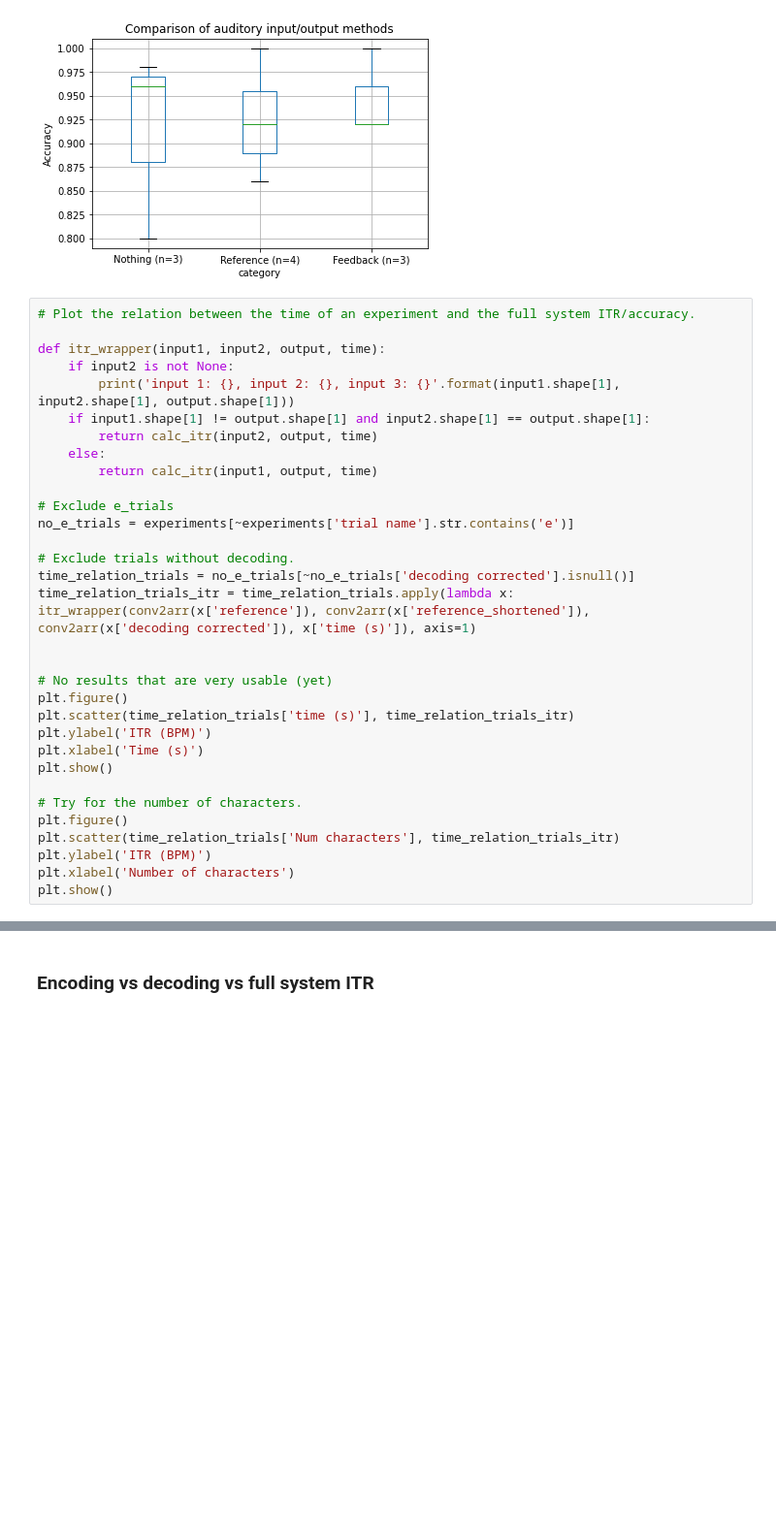
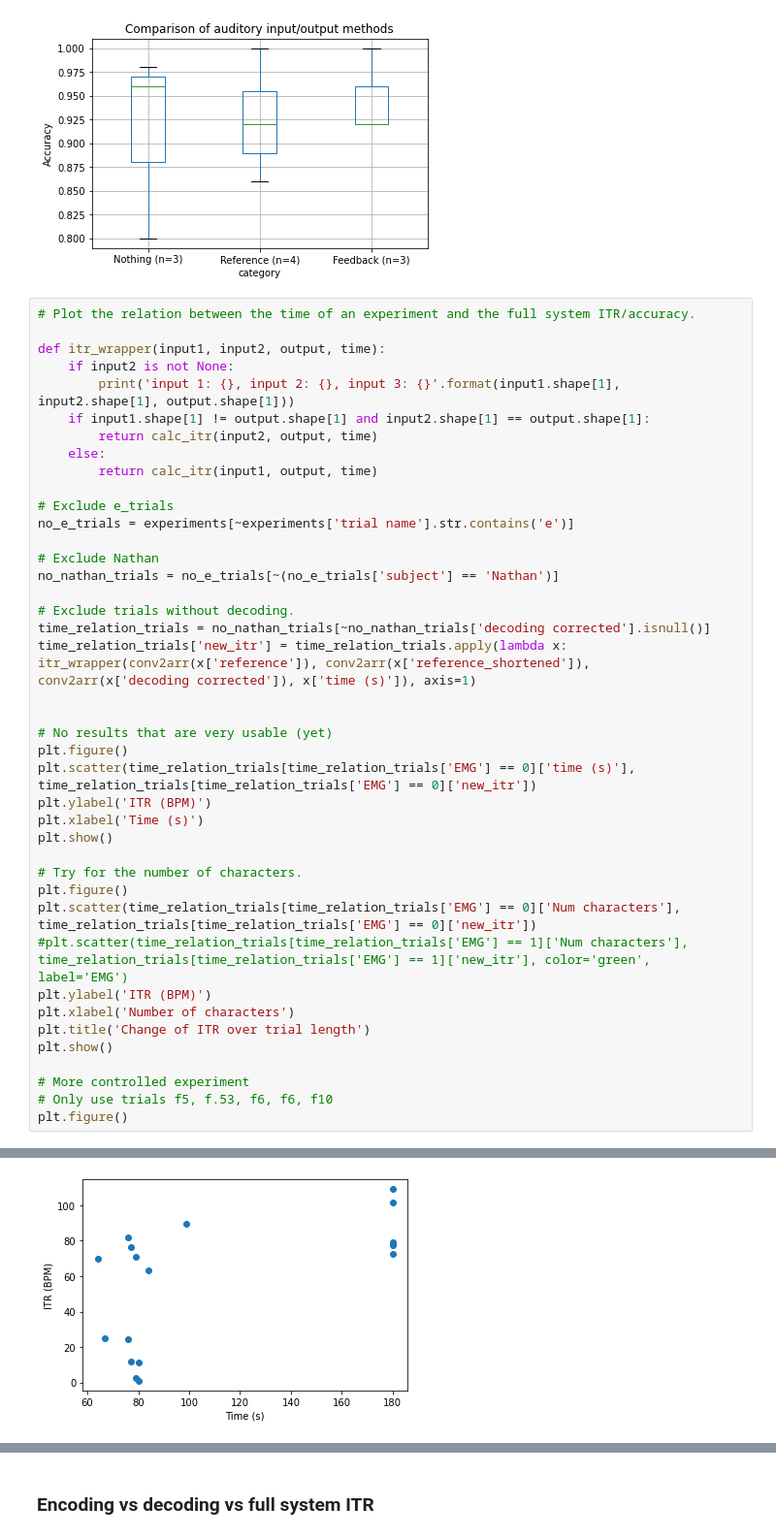
Before and after one commit to scidex/imu-vibration-itr-maximization, a Jupyter notebook: System Analysis.ipynb, the cells around one changed output, grey strips where cells are left out. Shown at 97% size. Saved outputs shown, nothing was run; the diff lists cells and outputs as text; blank space fills up the shorter version.

```diff
--- a/System Analysis.ipynb
+++ b/System Analysis.ipynb
@@ -211,22 +218,31 @@ def itr_wrapper(input1, input2, output, time):
 # Exclude e_trials
 no_e_trials = experiments[~experiments['trial name'].str.contains('e')]
 
+# Exclude Nathan
+no_nathan_trials = no_e_trials[~(no_e_trials['subject'] == 'Nathan')]
+
 # Exclude trials without decoding.
-time_relation_trials = no_e_trials[~no_e_trials['decoding corrected'].isnull()]
-time_relation_trials_itr = time_relation_trials.apply(lambda x: itr_wrapper(conv2arr(x['reference']), conv2arr(x['reference_shortened']), conv2arr(x['decoding corrected']), x['time (s)']), axis=1)
+time_relation_trials = no_nathan_trials[~no_nathan_trials['decoding corrected'].isnull()]
+time_relation_trials['new_itr'] = time_relation_trials.apply(lambda x: itr_wrapper(conv2arr(x['reference']), conv2arr(x['reference_shortened']), conv2arr(x['decoding corrected']), x['time (s)']), axis=1)
 
 
 # No results that are very usable (yet)
 plt.figure()
-plt.scatter(time_relation_trials['time (s)'], time_relation_trials_itr)
+plt.scatter(time_relation_trials[time_relation_trials['EMG'] == 0]['time (s)'], time_relation_trials[time_relation_trials['EMG'] == 0]['new_itr'])
 plt.ylabel('ITR (BPM)')
 plt.xlabel('Time (s)')
 plt.show()
 
 # Try for the number of characters.
 plt.figure()
-plt.scatter(time_relation_trials['Num characters'], time_relation_trials_itr)
+plt.scatter(time_relation_trials[time_relation_trials['EMG'] == 0]['Num characters'], time_relation_trials[time_relation_trials['EMG'] == 0]['new_itr'])
+#plt.scatter(time_relation_trials[time_relation_trials['EMG'] == 1]['Num characters'], time_relation_trials[time_relation_trials['EMG'] == 1]['new_itr'], color='green', label='EMG')
 plt.ylabel('ITR (BPM)')
 plt.xlabel('Number of characters')
+plt.title('Change of ITR over trial length')
 plt.show()
+
+# More controlled experiment
+# Only use trials f5, f.53, f6, f6, f10
+plt.figure()
 # %% [output]
@@ -239,0 +259 @@ ValueError: operands could not be broadcast together with shapes (1,200) (1,134)
+[figure, added]
```
Also changed, not shown: parts of 3 cells of this notebook.
